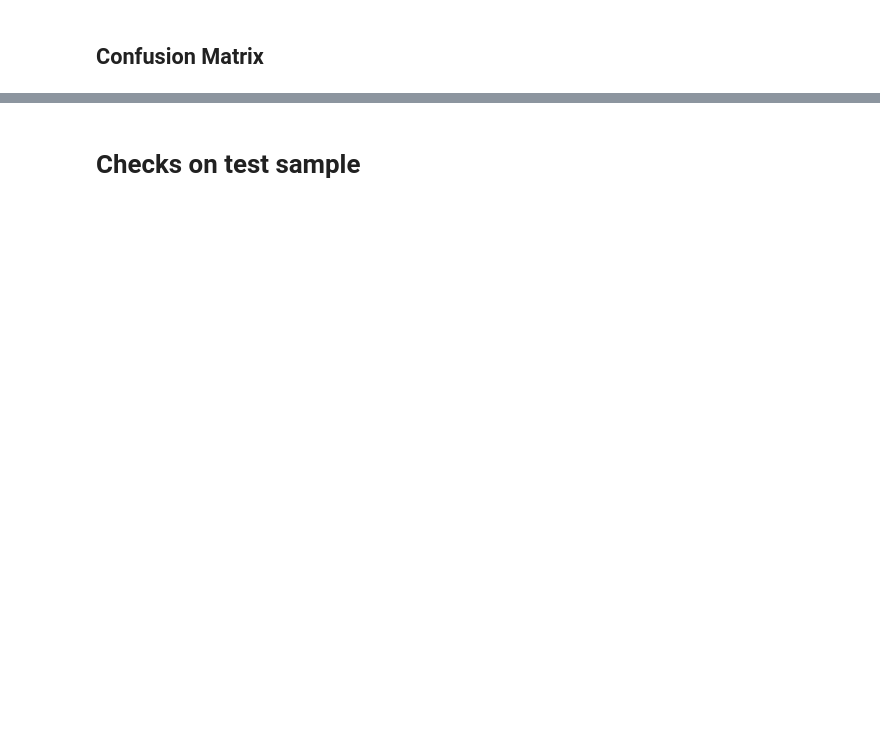
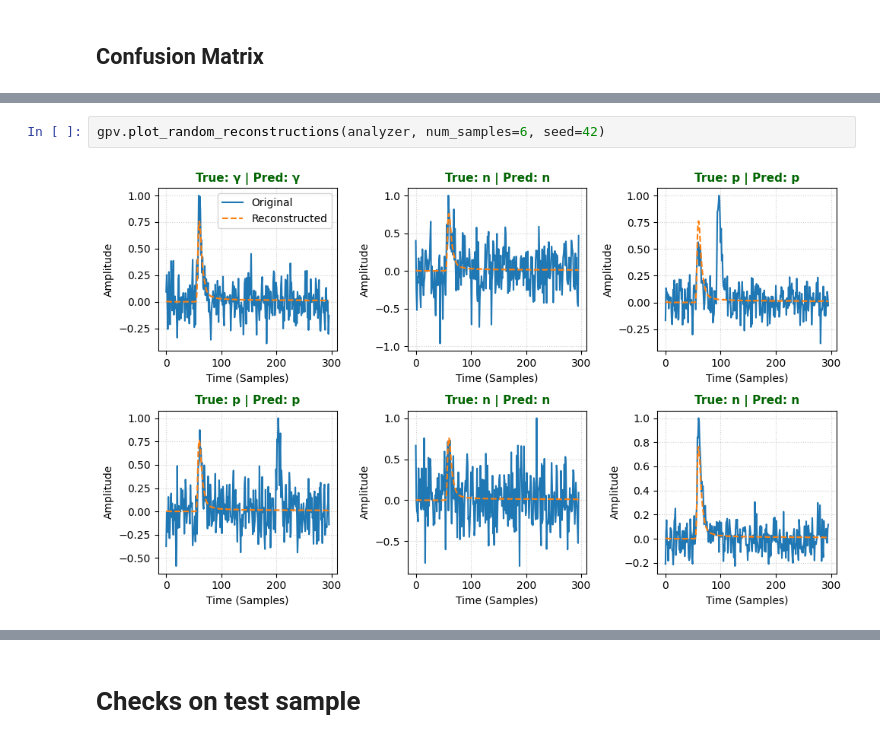
Before and after one commit to eberthol/PSD_GMVA_paper, a Jupyter notebook: GMVAE/Minimal_GMVAE.ipynb, the cells around one changed output, grey strips where cells are left out. Saved outputs shown, nothing was run; the diff lists cells and outputs as text; blank space fills up the shorter version.

```diff
--- a/GMVAE/Minimal_GMVAE.ipynb
+++ b/GMVAE/Minimal_GMVAE.ipynb
@@ -184 +163,5 @@ gpv.plot_random_reconstructions(model, train_loader)
+# %%
+gpv.plot_random_reconstructions(analyzer, num_samples=6, seed=42)
+# %% [output]
+[figure, added]
 # %% [markdown]
```
Also changed, not shown: parts of 32 cells of this notebook.
